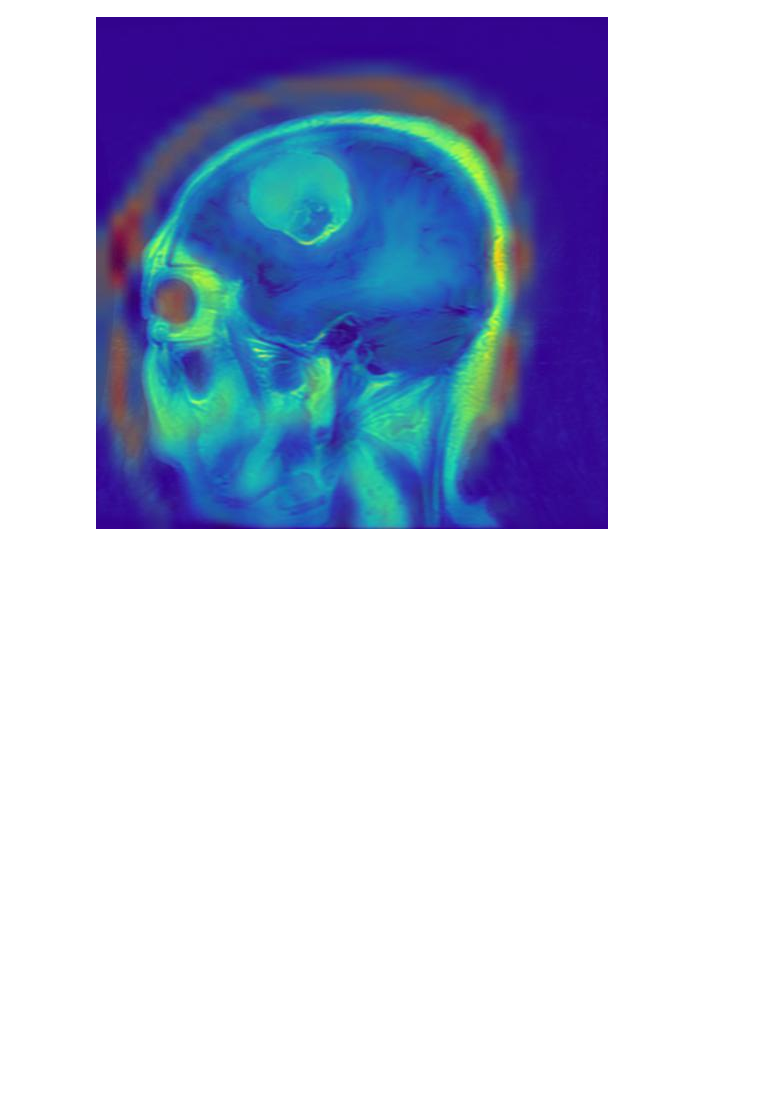
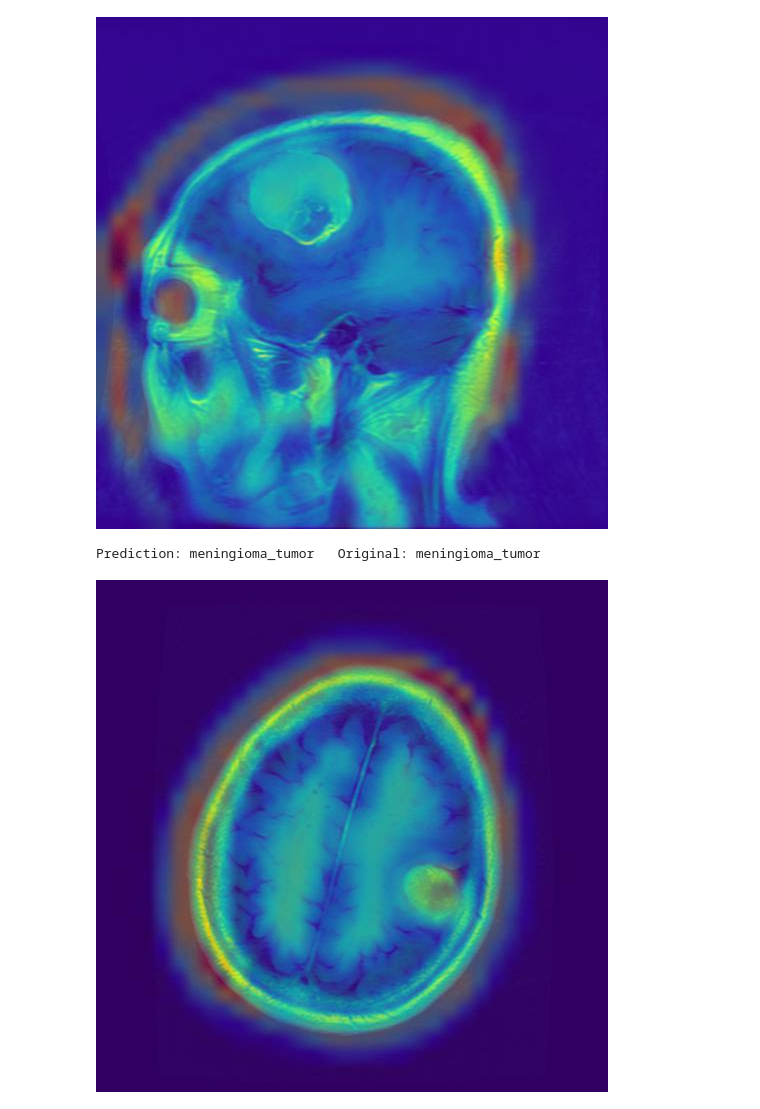
Before and after one commit to filipacarreira/DeepLearning_Project, a Jupyter notebook: DL_notebook.ipynb, the cells around one changed output. Saved outputs shown, nothing was run; the diff lists cells and outputs as text; code cells hidden in the pictures; blank space fills up the shorter version.

Commit message:
grad_cam prediction

```diff
--- a/DL_notebook.ipynb
+++ b/DL_notebook.ipynb
@@ -2086,3 +2086,36 @@ display_gradcam(img_path, heatmap)
 Predictions: [[10.521693   5.8704467 -8.862395 ]]
 [figure]
 [figure]
+# %%
+# code to open the image
+folder = 'test_1'
+img_path = './tumor_data/test/test_1/1_453.png'
+size = (150, 150)
+img_array = array_picture(img_path = img_path, size = size)
+# Remove softmax
+best_model.layers[-1].activation = None
+# Last Convolutional Layer
+last_conv_layer_name = 'conv2d_58'
+#predict
+predict = best_model.predict(img_array)
+#get the index corresponding to the highest value in the prediction
+predict = np.argmax(predict)
+#append the predicted class to the list
+predict = list(class_dict.values())[predict]
+heatmap = make_gradcam(img_array, best_model, last_conv_layer_name, pred_index = 0)
+
+#append original class to the list
+if folder == 'test_1':
+  original = 'meningioma_tumor'
+if folder == 'test_2':
+  original = 'glioma_tumor'
+if folder == 'test_3':
+  original = 'pituitary_tumor'
+
+#visualize the results
+
+print("Prediction: " + str(predict) +"   Original: " + str(original))
+image = display_gradcam(img_path, heatmap)
+# %% [output]
+Prediction: meningioma_tumor   Original: meningioma_tumor
+[figure, added]
```
Also changed, not shown: 1 other file.
